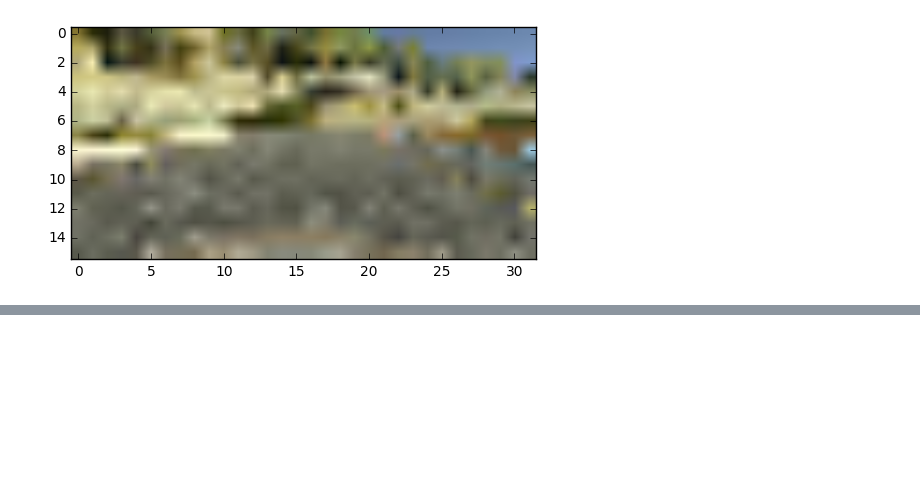
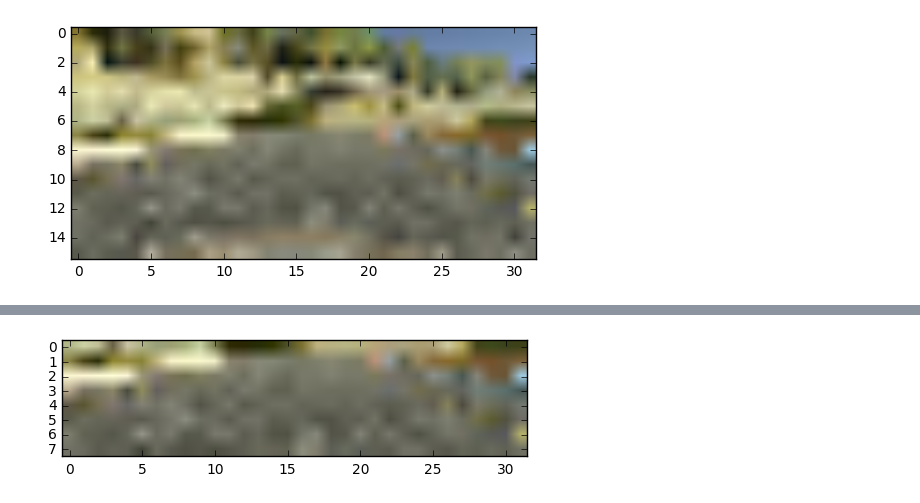
Before and after one commit to AmadeusQQ/behavioral-cloning, a Jupyter notebook: notebook.ipynb, the cells around one changed output, grey strips where cells are left out. Saved outputs shown, nothing was run; the diff lists cells and outputs as text; code cells hidden in the pictures; blank space fills up the shorter version.

Commit message:
Resize cropped image

```diff
--- a/notebook.ipynb
+++ b/notebook.ipynb
@@ -90,0 +95,7 @@ show()
+# %%
+image_center_cropped_resized = resize(image_center_cropped, (32, 8))
+# %%
+imshow(cvtColor(image_center_cropped_resized, COLOR_BGR2RGB))
+show()
+# %% [output]
+[figure, added]
```
Also changed, not shown: parts of 2 cells of this notebook.
